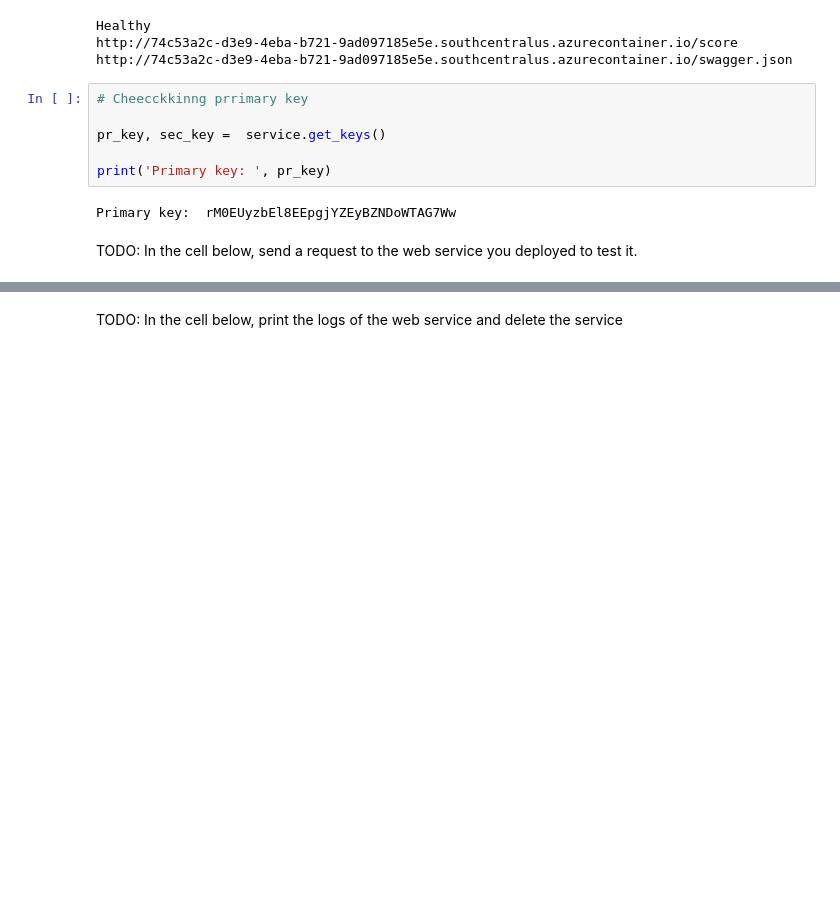
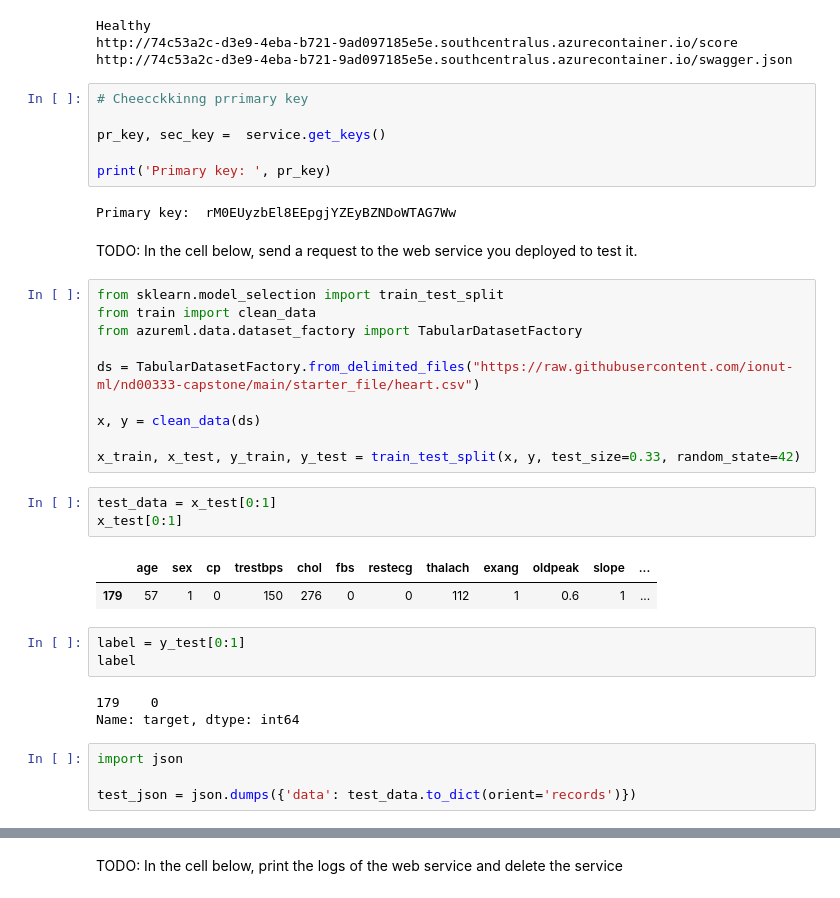
Before and after one commit to ionut-ml/nd00333-capstone, a Jupyter notebook: starter_file/hyperparameter_tuning.ipynb, the cells around one changed output, grey strips where cells are left out. Drawn from its saved outputs; the diff is of its cells as text; blank space fills up the shorter version.

Commit message:
Reponse for deployed model

```diff
--- a/starter_file/hyperparameter_tuning.ipynb
+++ b/starter_file/hyperparameter_tuning.ipynb
@@ -333,3 +333,29 @@ print('Primary key: ', pr_key)
 Primary key:  rM0EUyzbEl8EEpgjYZEyBZNDoWTAG7Ww
 # %% [markdown]
 TODO: In the cell below, send a request to the web service you deployed to test it.
+# %%
+from sklearn.model_selection import train_test_split
+from train import clean_data
+from azureml.data.dataset_factory import TabularDatasetFactory
+
+ds = TabularDatasetFactory.from_delimited_files("https://raw.githubusercontent.com/ionut-ml/nd00333-capstone/main/starter_file/heart.csv")
+
+x, y = clean_data(ds)
+
+x_train, x_test, y_train, y_test = train_test_split(x, y, test_size=0.33, random_state=42)
+# %%
+test_data = x_test[0:1]
+x_test[0:1]
+# %% [output]
+|  | age | sex | cp | trestbps | chol | fbs | restecg | thalach | exang | oldpeak | slope | ... |
+| 179 | 57 | 1 | 0 | 150 | 276 | 0 | 0 | 112 | 1 | 0.6 | 1 | ... |
+# %%
+label = y_test[0:1]
+label
+# %% [output]
+179    0
+Name: target, dtype: int64
+# %%
+import json
+
+test_json = json.dumps({'data': test_data.to_dict(orient='records')})
```
Also changed, not shown: parts of 4 cells of this notebook.
